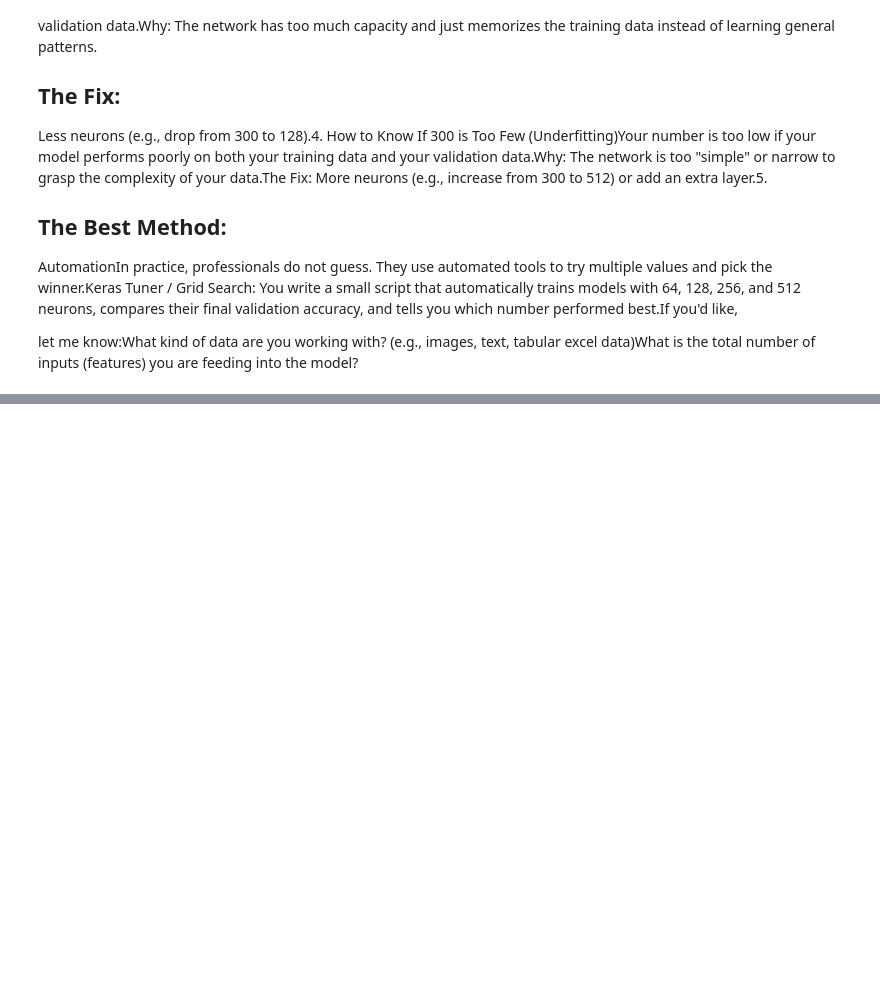
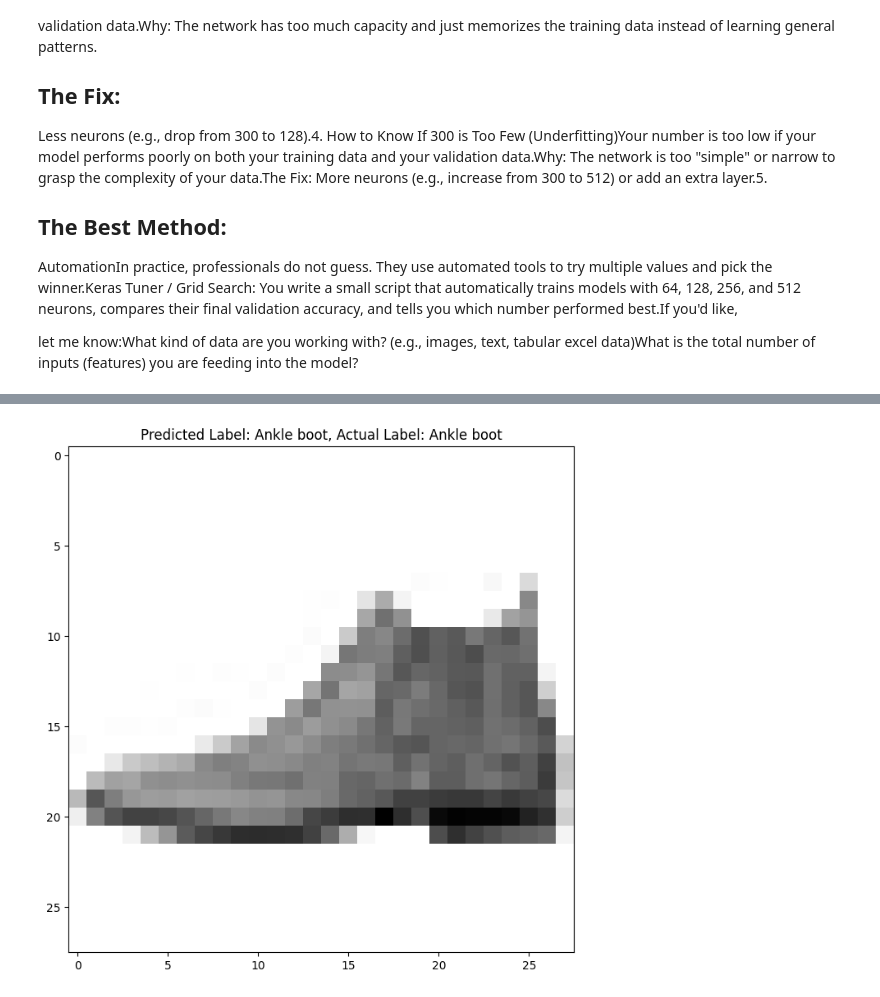
Before and after one commit to hashirahmad806/Machine_Deep_Learning_Tasks, a Jupyter notebook: Fisrt_neural_networks/Second_neural_network.ipynb, the cells around one changed output, grey strips where cells are left out. Saved outputs shown, nothing was run; the diff lists cells and outputs as text; code cells hidden in the pictures; blank space fills up the shorter version.

```diff
--- a/Fisrt_neural_networks/Second_neural_network.ipynb
+++ b/Fisrt_neural_networks/Second_neural_network.ipynb
@@ -270,0 +343,8 @@ Less neurons (e.g., drop from 300 to 128).4.
+# %%
+plt.figure(figsize=(10, 8))
+
+plt.imshow(x_test[0], cmap=plt.cm.binary)
+plt.title(f"Predicted Label: {class_names[np.argmax(predictions[0])]}, Actual Label: {class_names[y_test[0]]}")
+plt.show()
+# %% [output]
+[figure, added]
```
Also changed, not shown: parts of 15 cells of this notebook, 1 other file.
